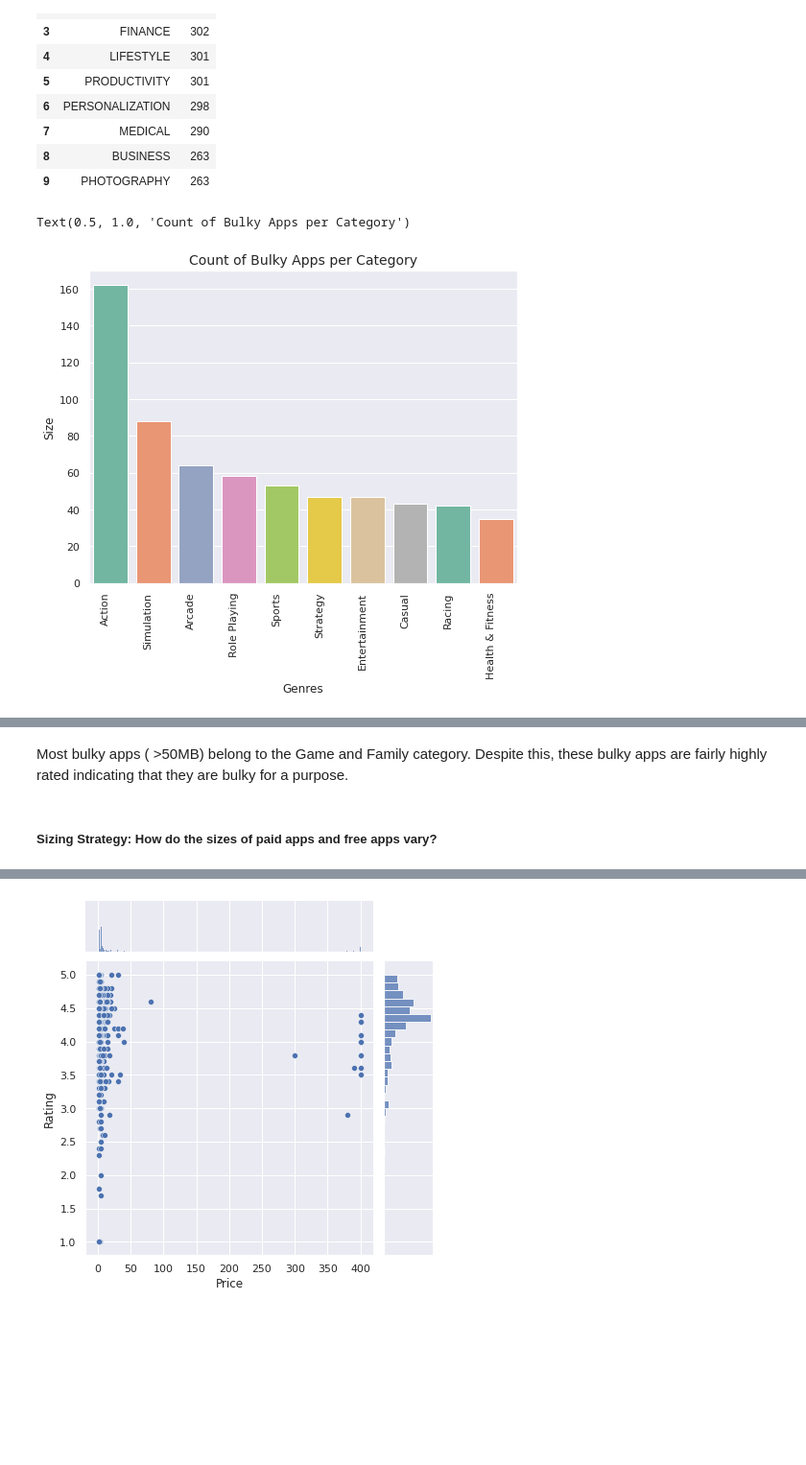
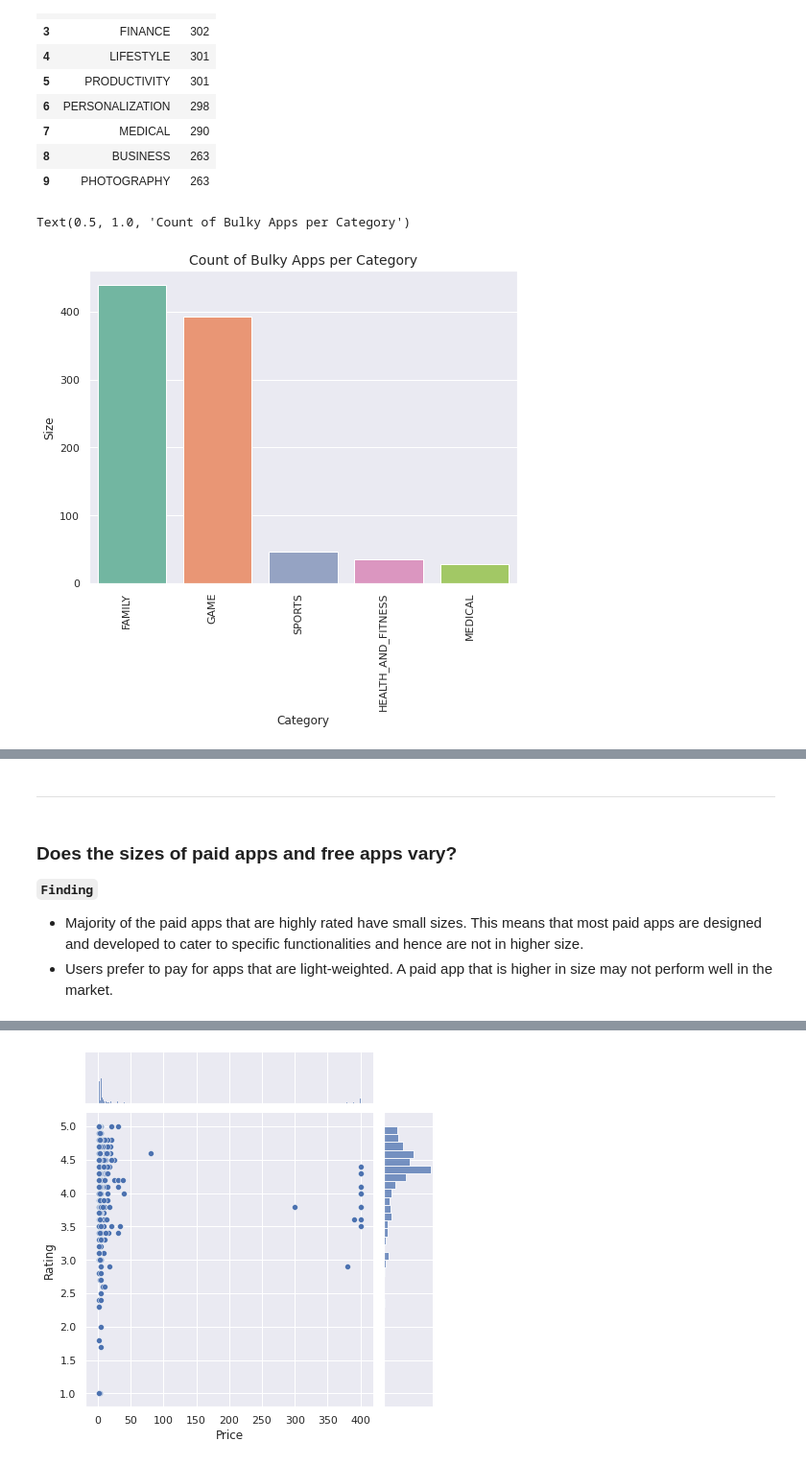
Before and after one commit to Anupam-Durutkar/Exploratory-Analysis-On-Play-Store-Apps, a Jupyter notebook: Exploratory_Analysis_On_Play_Store_Apps.ipynb, the cells around one changed output, grey strips where cells are left out. Shown at 96% size. Drawn from its saved outputs; the diff is of its cells as text; code cells hidden in the pictures; blank space fills up the shorter version.

```diff
--- a/Exploratory_Analysis_On_Play_Store_Apps.ipynb
+++ b/Exploratory_Analysis_On_Play_Store_Apps.ipynb
@@ -457,16 +480,15 @@ X
 | 9 | PHOTOGRAPHY | 263 |
 # %%
 bulky_apps = play_store_df[play_store_df["Size"]>40]
-group_category = bulky_apps.groupby("Genres")["Size"].count().sort_values(ascending=False).reset_index().head(10)
+group_category = bulky_apps.groupby("Category")["Size"].count().sort_values(ascending=False).reset_index().head()
 
 plt.figure(figsize=(8, 6))
 # sns.set(font_scale=1)
 sns.set_style("darkgrid")
-ax = sns.barplot(x="Genres", y="Size", data=group_category, palette = "Set2")
+ax = sns.barplot(x="Category", y="Size", data=group_category, palette = "Set2")
 ax.set_xticklabels(ax.get_xticklabels(), rotation=90, ha="right")
 plt.title('Count of Bulky Apps per Category',size = 14)
-#plt.savefig("Count_bulky")
 # %% [output]
 Text(0.5, 1.0, 'Count of Bulky Apps per Category')
-[figure, old version]
+[figure, new version]
 # %%
@@ -492,10 +512,16 @@ layout = {'title':"Rating vs Size",
 plotly.offline.iplot({'data': data, 'layout': layout})
 # %% [output]
 [interactive output not drawn]
-# %% [markdown]
-Most bulky apps ( >50MB) belong to the Game and Family category. Despite this, these bulky apps are fairly highly rated indicating that they are bulky for a purpose.
-# %% [markdown]
-##### Sizing Strategy: How do the sizes of paid apps and free apps vary?
+# %% [markdown]
+
+
+---
+# %% [markdown]
+### Does the sizes of paid apps and free apps vary?
+
+**`Finding`**
+* Majority of the paid apps that are highly rated have small sizes. This means that most paid apps are designed and developed to cater to specific functionalities and hence are not in higher size.
+* Users prefer to pay for apps that are light-weighted. A paid app that is higher in size may not perform well in the market.
 # %%
 paid_apps = play_store_df[play_store_df.Type == 'Paid']
 
```
Also changed, not shown: parts of 39 cells of this notebook.
